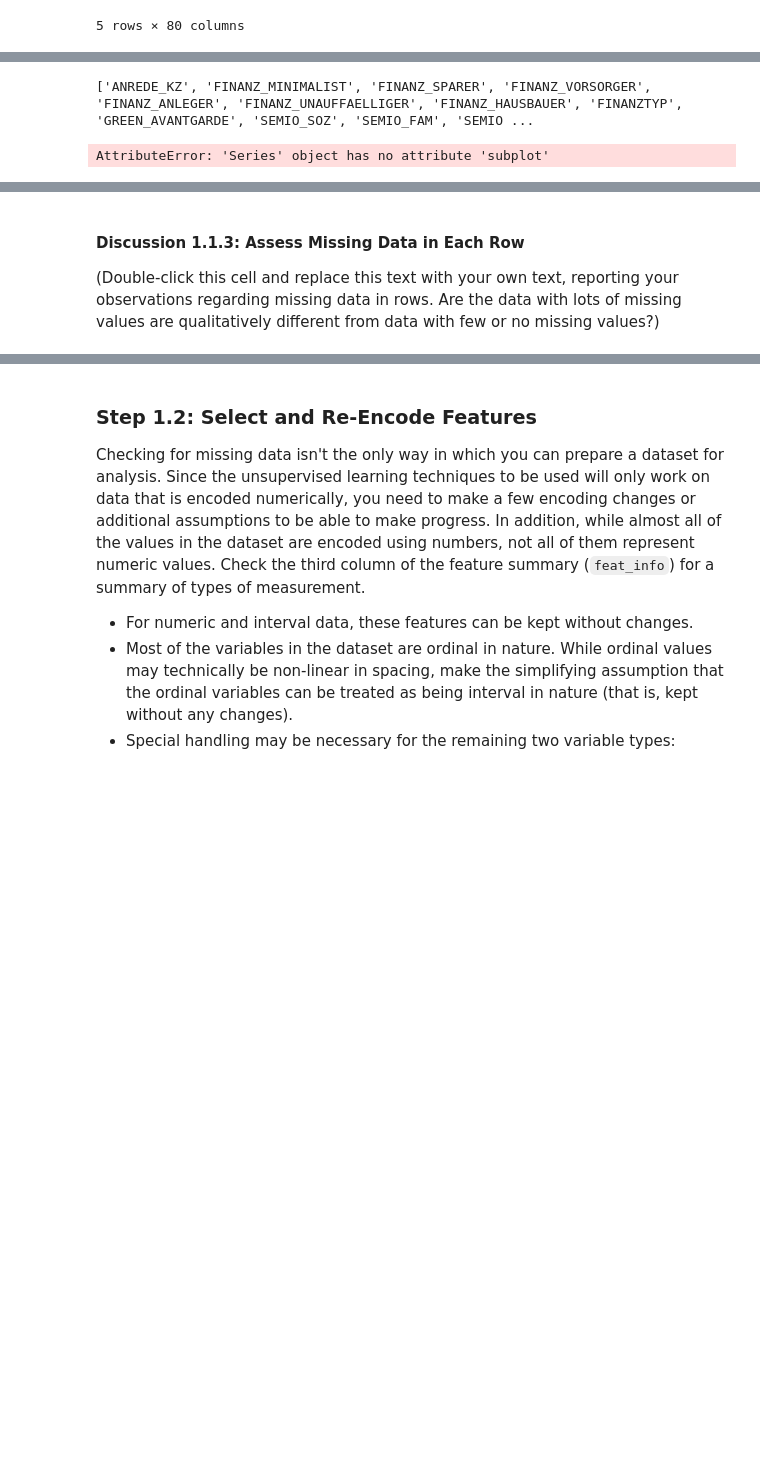
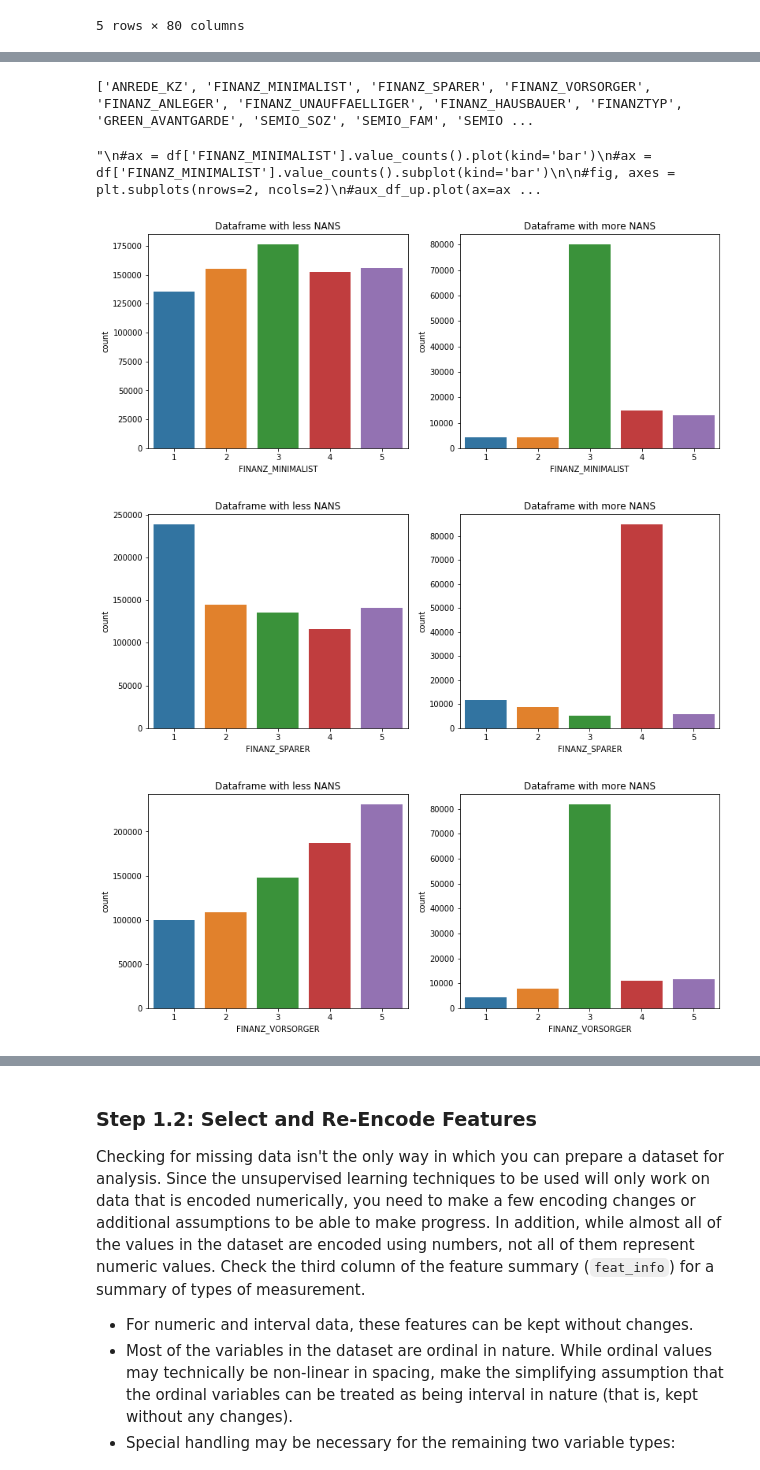
Before and after one commit to samthegolden/DSND_Term1, a Jupyter notebook: projects/p3_/Identify_Customer_Segments.ipynb, the cells around one changed output, grey strips where cells are left out. Drawn from its saved outputs; the diff is of its cells as text; code cells hidden in the pictures; blank space fills up the shorter version.

```diff
--- a/projects/p3_/Identify_Customer_Segments.ipynb
+++ b/projects/p3_/Identify_Customer_Segments.ipynb
@@ -347,25 +345,66 @@ df_down.head()
 # %%
 # Compare the distribution of values for at least five columns where there are
 # no or few missing values, between the two subsets.
 
-from matplotlib.pyplot import subplot
+import matplotlib.pyplot as plt
 from seaborn import countplot
+from math import ceil
 
 # Columns without no missing values
 for k,v in similar_feats.items():
     if k == 0:
         print(v)
 
 '''
 'FINANZ_MINIMALIST', 'FINANZ_SPARER', 'FINANZ_VORSORGER', 'FINANZ_ANLEGER', 'FINANZ_UNAUFFAELLIGER'
 '''
 
 aux_df_up = df_up[['FINANZ_MINIMALIST', 'FINANZ_SPARER', 'FINANZ_VORSORGER', 'FINANZ_ANLEGER', 'FINANZ_UNAUFFAELLIGER']]
 aux_df_down = df_down[['FINANZ_MINIMALIST', 'FINANZ_SPARER', 'FINANZ_VORSORGER', 'FINANZ_ANLEGER', 'FINANZ_UNAUFFAELLIGER']]
 
+# according to : https://knowledge.udacity.com/questions/311016
+def compare_distribution(column_name):
+    fig = plt.figure(figsize=(13,5))
 
+    axis1 = fig.add_subplot(121)
+    axis1.title.set_text('Dataframe with less NANS')
+#    sns.countplot(aux_df_up.loc[md_row_left.index, column_name])
+    sns.countplot(aux_df_up.loc[:, column_name])
+
+    axis2 = fig.add_subplot(122)
+    axis2.title.set_text('Dataframe with more NANS')
+#    sns.countplot(df.loc[md_row_right.index, column_name])
+    sns.countplot(aux_df_down.loc[:, column_name])
+
+random_column_names = ['FINANZ_MINIMALIST', 'FINANZ_SPARER', 'FINANZ_VORSORGER', 'FINANZ_ANLEGER', 'FINANZ_UNAUFFAELLIGER']
+
+for column_name in random_column_names:
+    compare_distribution(column_name)
+'''
 #ax = df['FINANZ_MINIMALIST'].value_counts().plot(kind='bar')
-ax = df['FINANZ_MINIMALIST'].value_counts().subplot(kind='bar')
+#ax = df['FINANZ_MINIMALIST'].value_counts().subplot(kind='bar')
+
+#fig, axes = plt.subplots(nrows=2, ncols=2)
+#aux_df_up.plot(ax=axes[0,0])
+#aux_df_down.plot(ax=axes[0,1])
+
+cols = 5  # how many plots per row
+rows = 2  # how many rows of plots
+
+fig, axes = plt.subplots(rows, cols) # create subplots
+
+count=0
+for r in range(rows):
+    for c in range(cols):
+        aux_df_up.plot(ax=axes[r,c])
+
+#plt.figure(figsize=(10, 5))
+
+#p = sns.scatterplot(data=v, x='x', y='y', hue='cat', palette=cmap)
+'''
 # %% [output]
 ['ANREDE_KZ', 'FINANZ_MINIMALIST', 'FINANZ_SPARER', 'FINANZ_VORSORGER', 'FINANZ_ANLEGER', 'FINANZ_UNAUFFAELLIGER', 'FINANZ_HAUSBAUER', 'FINANZTYP', 'GREEN_AVANTGARDE', 'SEMIO_SOZ', 'SEMIO_FAM', 'SEMIO ...
-AttributeError: 'Series' object has no attribute 'subplot'
+"\n#ax = df['FINANZ_MINIMALIST'].value_counts().plot(kind='bar')\n#ax = df['FINANZ_MINIMALIST'].value_counts().subplot(kind='bar')\n\n#fig, axes = plt.subplots(nrows=2, ncols=2)\n#aux_df_up.plot(ax=ax ...
+[figure, added]
+[figure, added]
+[figure, added]
@@ -372,4 +412,0 @@ AttributeError: 'Series' object has no attribute 'subplot'
-# %% [markdown]
-#### Discussion 1.1.3: Assess Missing Data in Each Row
-
-(Double-click this cell and replace this text with your own text, reporting your observations regarding missing data in rows. Are the data with lots of missing values are qualitatively different from data with few or no missing values?)
```
Also changed, not shown: parts of 17 cells of this notebook.
